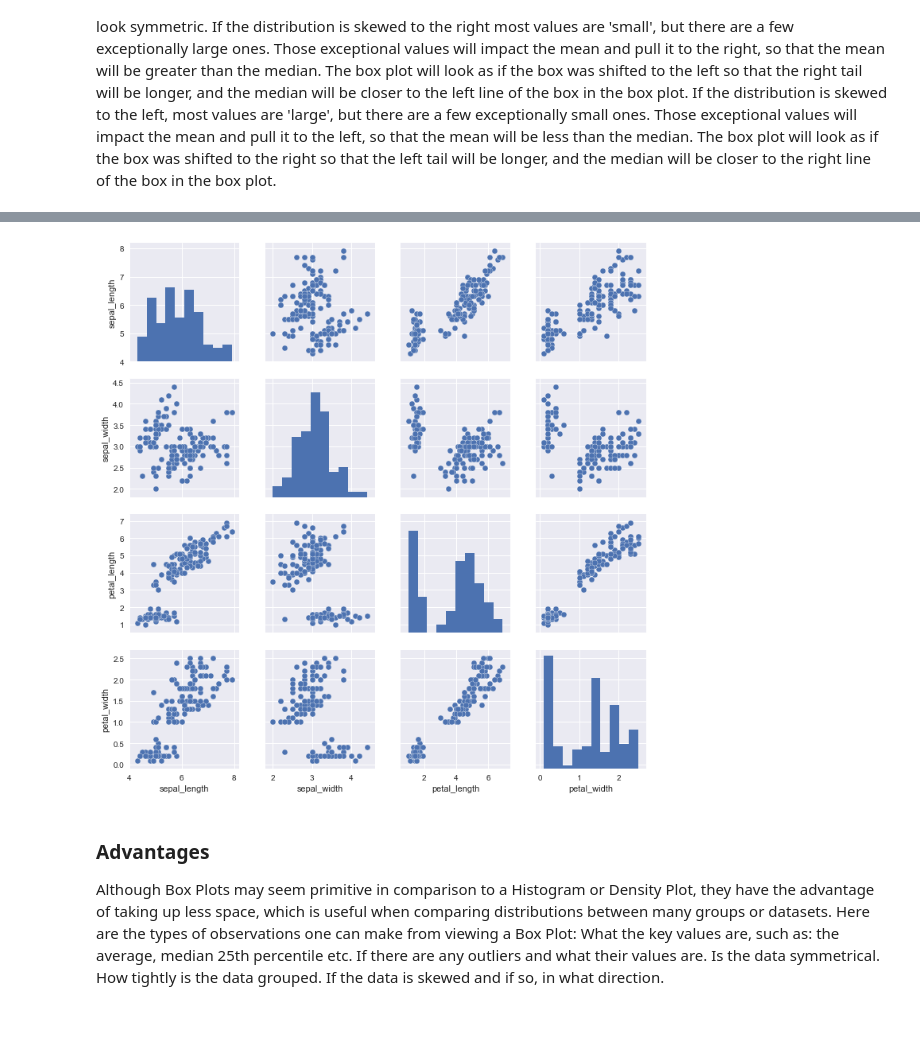
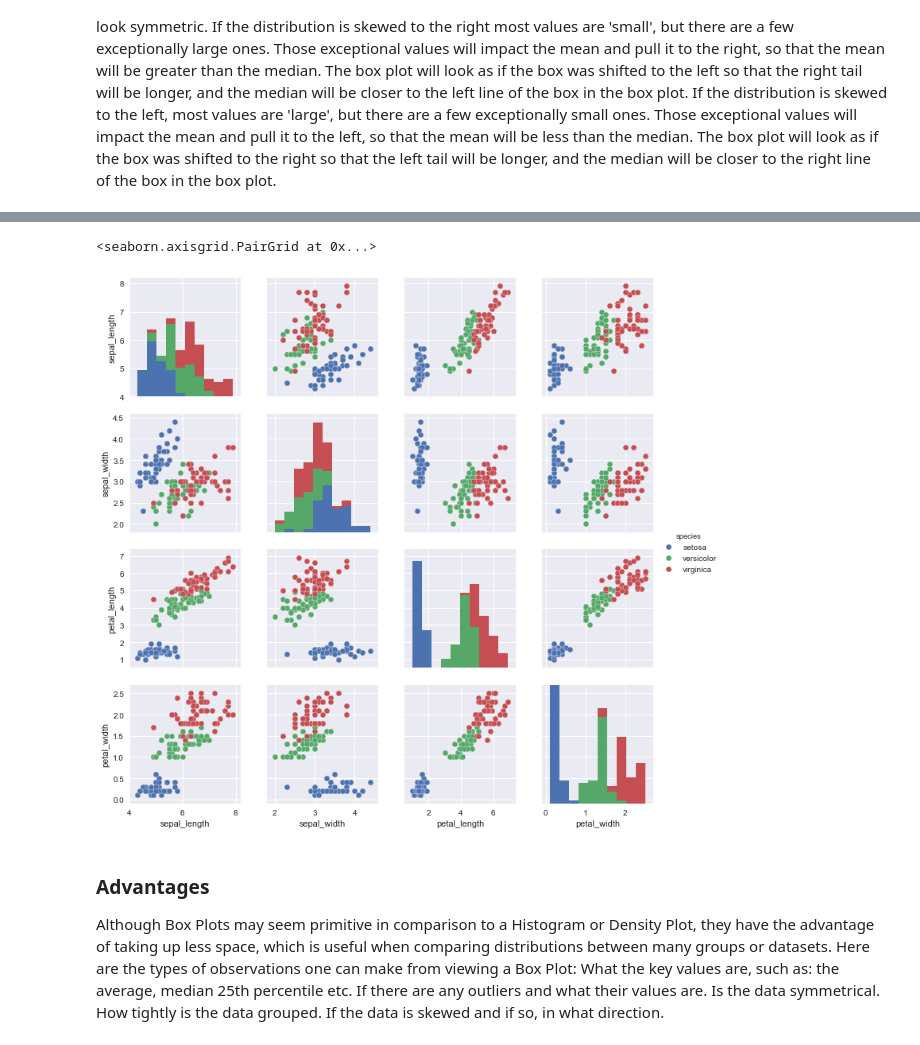
Before and after one commit to eamonnofarrell/Boxplot, a Jupyter notebook: BoxPlot_Project.ipynb, the cells around one changed output, grey strips where cells are left out. Cells and saved outputs as stored; diff of their text form; code cells hidden in the pictures.

```diff
--- a/BoxPlot_Project.ipynb
+++ b/BoxPlot_Project.ipynb
@@ -86,5 +93,6 @@ For the Iris data set Sepal Length values, the mean (5.843) is greater than the
 # %%
 from matplotlib import rcParams
-ax = sns.boxplot(data=df.sepal_length, orient="h").set_title('Iris Data - Sepal Length Boxplot') # horizontal boxplot
+sns.boxplot(data=df.sepal_length, orient="h").set_title('Iris Data - Sepal Length Boxplot') # horizontal boxplot
+sns.set(rc={'figure.figsize':(18,2)})
 plt.grid(True)
 # %% [output]
@@ -101,0 +117,6 @@ sns.rugplot(df.sepal_length);
+# %%
+
+from matplotlib import rcParams
+sns.boxplot(data=df.sepal_width, orient="h").set_title('Iris Data - Sepal Width Boxplot') # horizontal boxplot
+sns.set(rc={'figure.figsize':(18,2)})
+plt.grid(True)
@@ -102,7 +135,8 @@ sns.rugplot(df.sepal_length);
 # %%
-sns.pairplot(df);
+sns.pairplot(df, hue='species')
 # %% [output]
+<seaborn.axisgrid.PairGrid at 0x...>
-[figure, old version]
+[figure, new version]
 # %% [markdown]
 ### Advantages
 Although Box Plots may seem primitive in comparison to a Histogram or Density Plot, they have the advantage of taking up less space, which is useful when comparing distributions between many groups or datasets.
```
Also changed, not shown: parts of 13 cells of this notebook.
